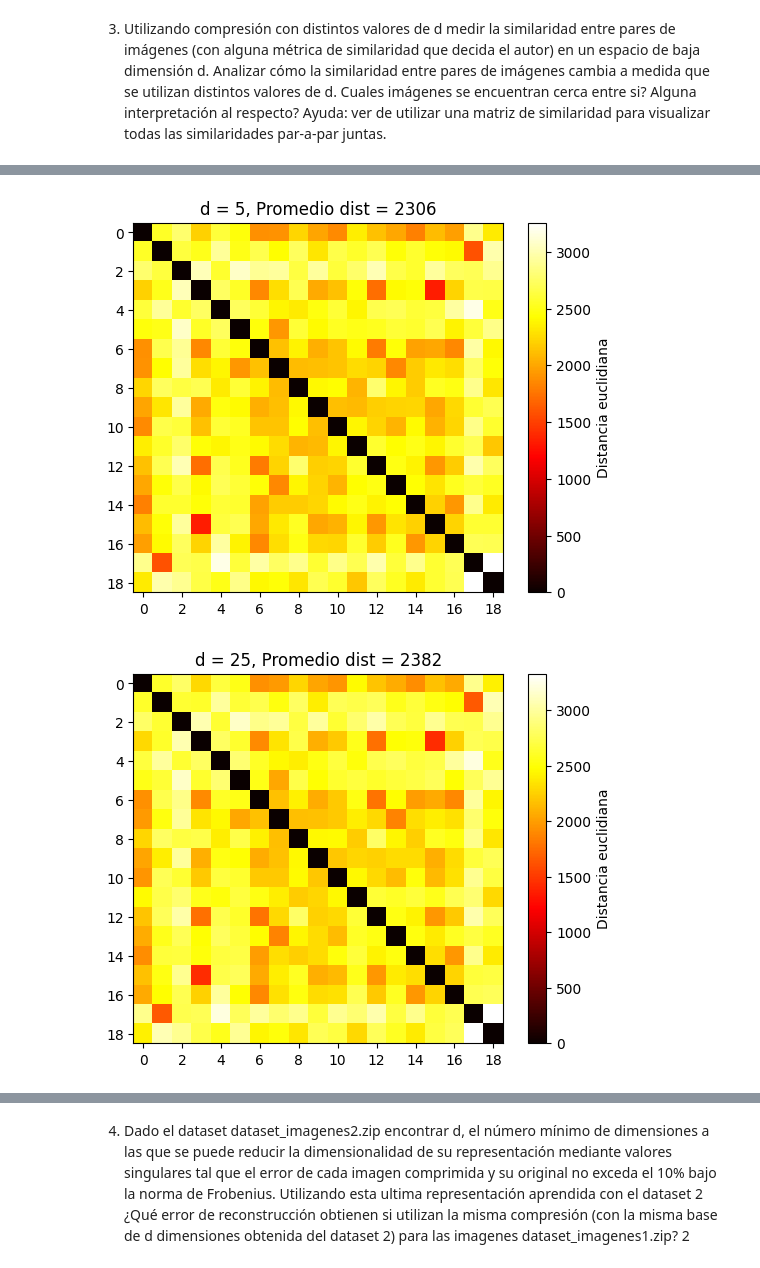
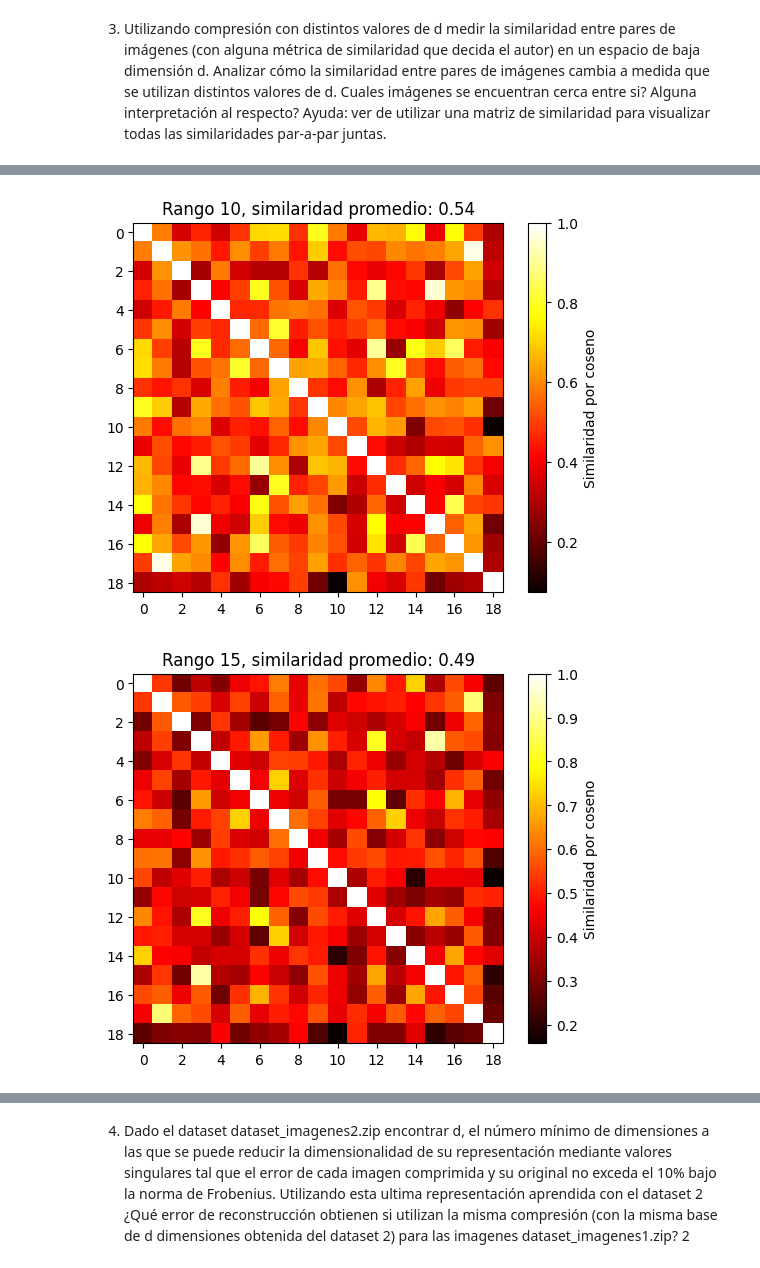
Before and after one commit to BrunoDC-dev/Metodos-numericos-2, a Jupyter notebook: TP3/p2.ipynb, the cells around one changed output, grey strips where cells are left out. Cells and saved outputs as stored; diff of their text form; code cells hidden in the pictures.

```diff
--- a/TP3/p2.ipynb
+++ b/TP3/p2.ipynb
@@ -90,11 +90,11 @@ plt.show()
 [figure]
 # %%
 index_selected = 11
-collage = np.zeros((6*p, 5*p))
-for d in range(p):
+collage = np.zeros((5*p, 4*p))
+for d in range(n):
     for f in range(p):
         for c in range(p):
-            collage[f + (d // 5) * 28, c + (d % 5) * 28] = aproxs[d][index_selected].reshape((p,p))[f,c]
+            collage[f + (d // 4) * 28, c + (d % 4) * 28] = aproxs[d][index_selected].reshape((p,p))[f,c]
 
 plt.figure()
 img = plt.imshow(collage, cmap = 'gray')
@@ -110,3 +110,17 @@ alguna métrica de similaridad que decida el autor) en un espacio de baja dimens
 la similaridad entre pares de imágenes cambia a medida que se utilizan distintos valores de d. Cuales
 imágenes se encuentran cerca entre si? Alguna interpretación al respecto? Ayuda: ver de utilizar una
 matriz de similaridad para visualizar todas las similaridades par-a-par juntas.
+# %%
+A_norm = np.zeros((n,p**2))
+for i in range(n):
+    A_norm[i] = A[i] / np.linalg.norm(A[i])
+
+similarity_matrix = A_norm@A_norm.T
+mean_similarity = np.mean(similarity_matrix)
+
+plt.imshow(similarity_matrix, cmap='hot', interpolation='nearest')
+plt.colorbar(label='Similaridad por coseno')
+plt.title(f'Similaridad promedio: {mean_similarity:.2f}')
+plt.xticks(range(0, 20, 2))
+plt.yticks(range(0, 20, 2))
+plt.show()
@@ -113,17 +129,17 @@ matriz de similaridad para visualizar todas las similaridades par-a-par juntas.
 # %%
-from scipy.spatial.distance import cdist
-
-promedio_distancias = {}
-for d in (1,5,25):
-
-    vectors = [matrix.flatten() for matrix in aproxs[d]]
-
-    similarity_matrix = cdist(vectors, vectors, 'euclidean')
-    promedio_distancias[d] = similarity_matrix.mean()
-
+aproxs_norm = {}
+similarity_matrixes = {}
+for d in (5, 10, 15):
+    aprox_norm = np.zeros((n, p**2))
+    for i in range(n):
+        aprox_norm[i] = aproxs[d][i] / np.linalg.norm(aproxs[d][i])
+    aproxs_norm[d] = aprox_norm
+    similarity_matrix = aprox_norm@aprox_norm.T
+    mean_similarity = np.mean(similarity_matrix)
+    similarity_matrixes[d] = similarity_matrix
     plt.imshow(similarity_matrix, cmap='hot', interpolation='nearest')
-    plt.colorbar(label='Distancia euclidiana')
-    plt.title('d = ' + str(d) + ', Promedio dist = ' + str(int(promedio_distancias[d])))
+    plt.colorbar(label='Similaridad por coseno')
+    plt.title(f'Rango {d}, similaridad promedio: {mean_similarity:.2f}')
     plt.xticks(range(0, 20, 2))
     plt.yticks(range(0, 20, 2))
     plt.show()
@@ -132,3 +148,3 @@ for d in (1,5,25):
-[figure, old version]
+[figure, new version]
-[figure, old version]
+[figure, new version]
 # %%
```
Also changed, not shown: parts of 10 cells of this notebook.
